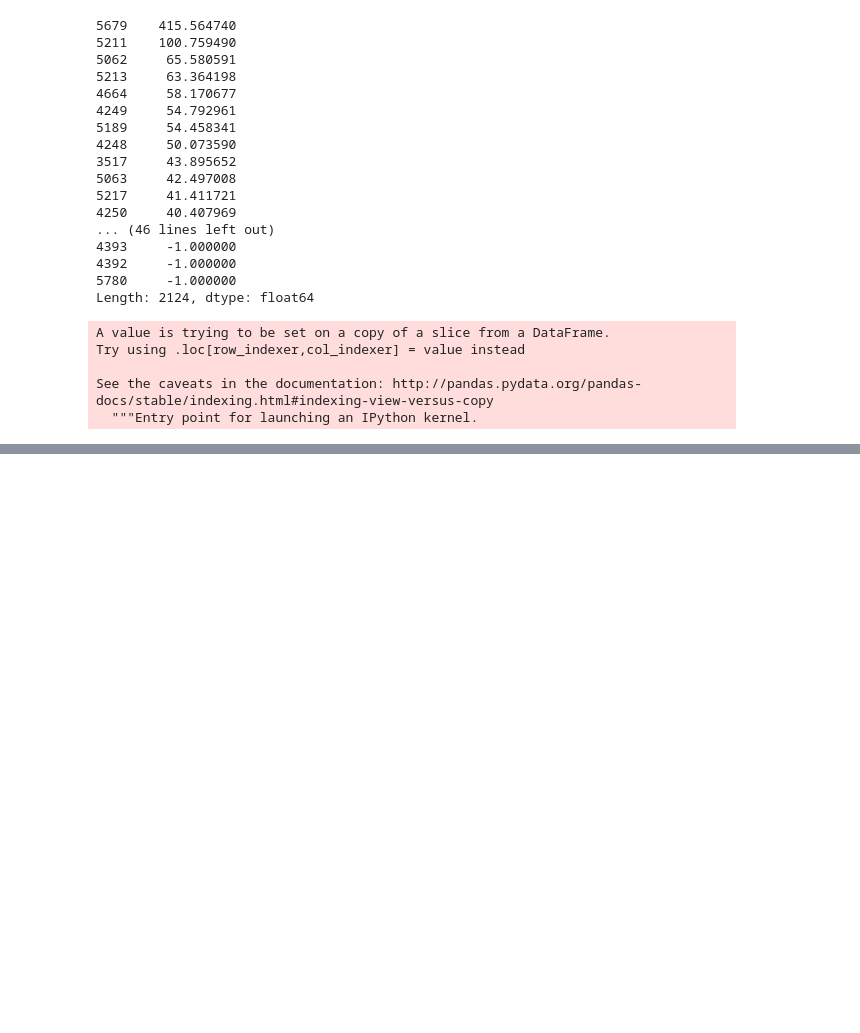
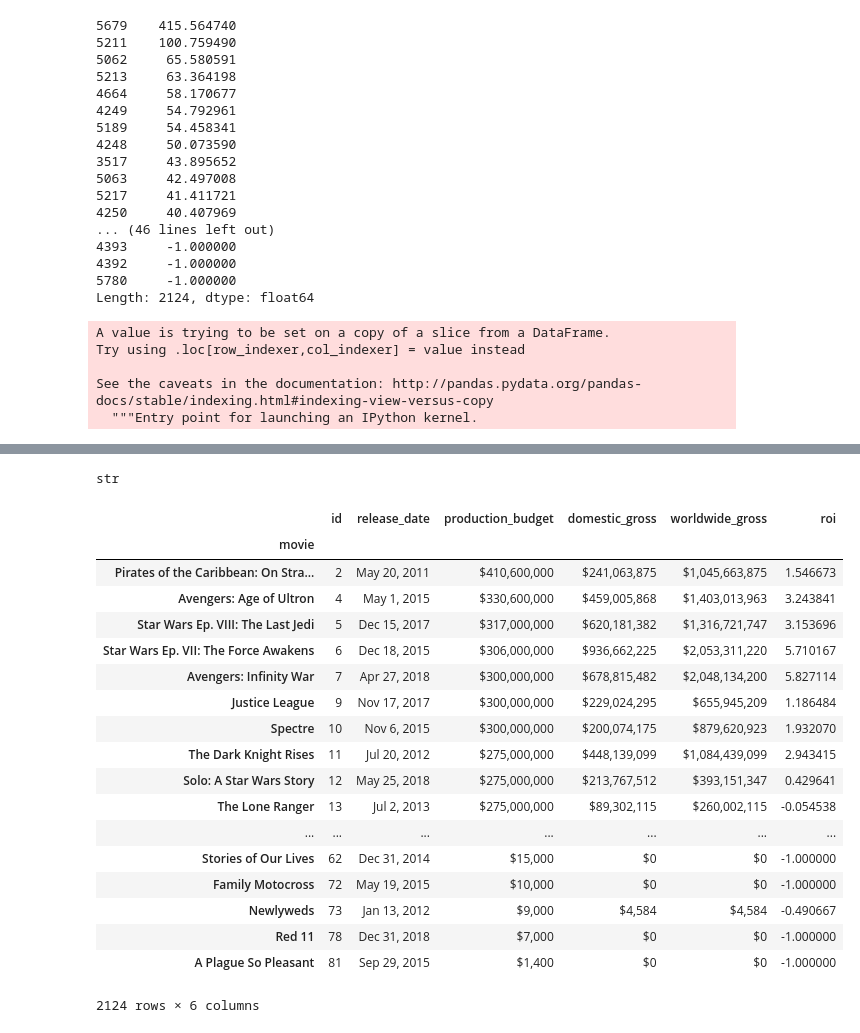
Before and after one commit to Mcllstr/ds-project-1-movie-analysis, a Jupyter notebook: seansEDA.ipynb, the cells around one changed output, grey strips where cells are left out. Cells and saved outputs as stored; diff of their text form; code cells hidden in the pictures; blank space fills up the shorter version.

```diff
--- a/seansEDA.ipynb
+++ b/seansEDA.ipynb
@@ -266,5 +296,5 @@ imdb.title.ratings.csv     seansEDA.ipynb
 # %%
-tn_movie_budgets = pd.read_csv('tn.movie_budgets.csv')
+tn_movie_budgets = pd.read_csv('tn.movie_budgets.csv.gz')
 tn_movie_budgets.head(35)
 # %% [output]
 |  | id | release_date | movie | production_budget | domestic_gross | worldwide_gross |
@@ -420,0 +434,4 @@ tn_movie_budgets_clip.sort_values('roi', ascending=False)
+# %%
+type(tn_movie_budgets_clip['movie'].loc[5322])
+# %% [output]
+str
@@ -420,0 +440,24 @@ tn_movie_budgets_clip.sort_values('roi', ascending=False)
+# %%
+tn_movie_budgets_clip.set_index('movie', inplace=True)
+# %%
+tn_movie_budgets_clip
+# %% [output]
+|  | id | release_date | production_budget | domestic_gross | worldwide_gross | roi |
+| movie |  |  |  |  |  |  |
+| Pirates of the Caribbean: On Stra... | 2 | May 20, 2011 | $410,600,000 | $241,063,875 | $1,045,663,875 | 1.546673 |
+| Avengers: Age of Ultron | 4 | May 1, 2015 | $330,600,000 | $459,005,868 | $1,403,013,963 | 3.243841 |
+| Star Wars Ep. VIII: The Last Jedi | 5 | Dec 15, 2017 | $317,000,000 | $620,181,382 | $1,316,721,747 | 3.153696 |
+| Star Wars Ep. VII: The Force Awakens | 6 | Dec 18, 2015 | $306,000,000 | $936,662,225 | $2,053,311,220 | 5.710167 |
+| Avengers: Infinity War | 7 | Apr 27, 2018 | $300,000,000 | $678,815,482 | $2,048,134,200 | 5.827114 |
+| Justice League | 9 | Nov 17, 2017 | $300,000,000 | $229,024,295 | $655,945,209 | 1.186484 |
+| Spectre | 10 | Nov 6, 2015 | $300,000,000 | $200,074,175 | $879,620,923 | 1.932070 |
+| The Dark Knight Rises | 11 | Jul 20, 2012 | $275,000,000 | $448,139,099 | $1,084,439,099 | 2.943415 |
+| Solo: A Star Wars Story | 12 | May 25, 2018 | $275,000,000 | $213,767,512 | $393,151,347 | 0.429641 |
+| The Lone Ranger | 13 | Jul 2, 2013 | $275,000,000 | $89,302,115 | $260,002,115 | -0.054538 |
+| ... | ... | ... | ... | ... | ... | ... |
+| Stories of Our Lives | 62 | Dec 31, 2014 | $15,000 | $0 | $0 | -1.000000 |
+| Family Motocross | 72 | May 19, 2015 | $10,000 | $0 | $0 | -1.000000 |
+| Newlyweds | 73 | Jan 13, 2012 | $9,000 | $4,584 | $4,584 | -0.490667 |
+| Red 11 | 78 | Dec 31, 2018 | $7,000 | $0 | $0 | -1.000000 |
+| A Plague So Pleasant | 81 | Sep 29, 2015 | $1,400 | $0 | $0 | -1.000000 |
+2124 rows × 6 columns
```
Also changed, not shown: parts of 32 cells of this notebook.
